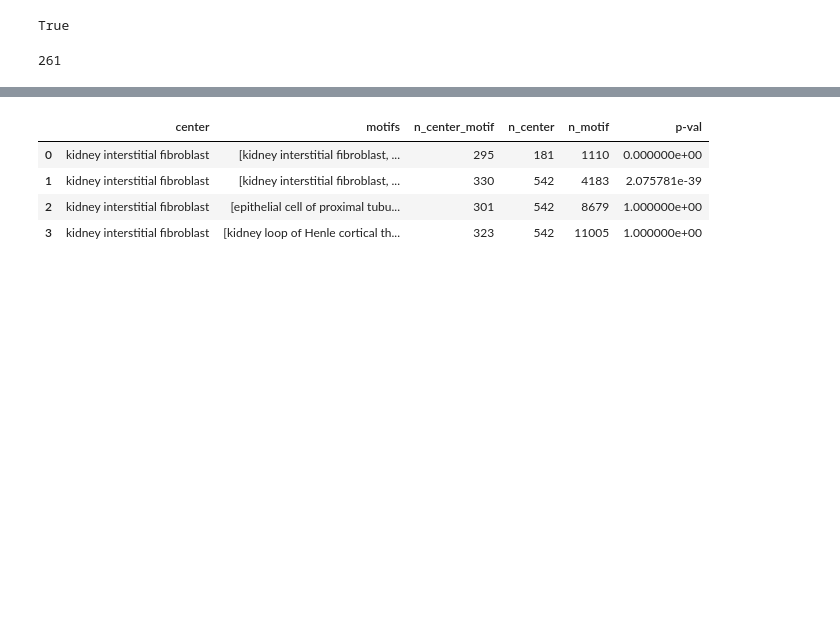
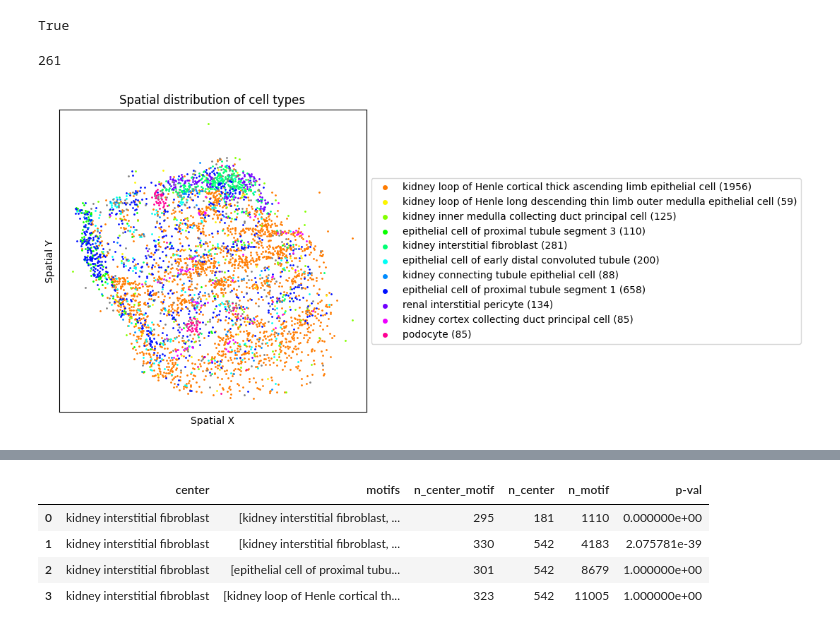
Before and after one commit to ShaokunAn/Spatial-Query, a Jupyter notebook: multi_spatial_query.ipynb, the cells around one changed output, grey strips where cells are left out. Cells and saved outputs as stored; diff of their text form; code cells hidden in the pictures; blank space fills up the shorter version.

Commit message:
update multi_spatial_query

```diff
--- a/multi_spatial_query.ipynb
+++ b/multi_spatial_query.ipynb
@@ -36,3 +36,10 @@ True
 261
 # %%
 tt = spatial_query_multi(adatas=adatas, datasets=datasets, spatial_key=spatial_key, label_key=label_key, leaf_size=10)
+# %%
+tt1 = spatial_query(adata, spatial_key=spatial_key, label_key=label_key)
+tt2 = spatial_query(adata2, spatial_key=spatial_key, label_key=label_key)
+# %%
+tt1.plot_fov()
+# %% [output]
+[figure, added]
```
Also changed, not shown: parts of 6 cells of this notebook.
